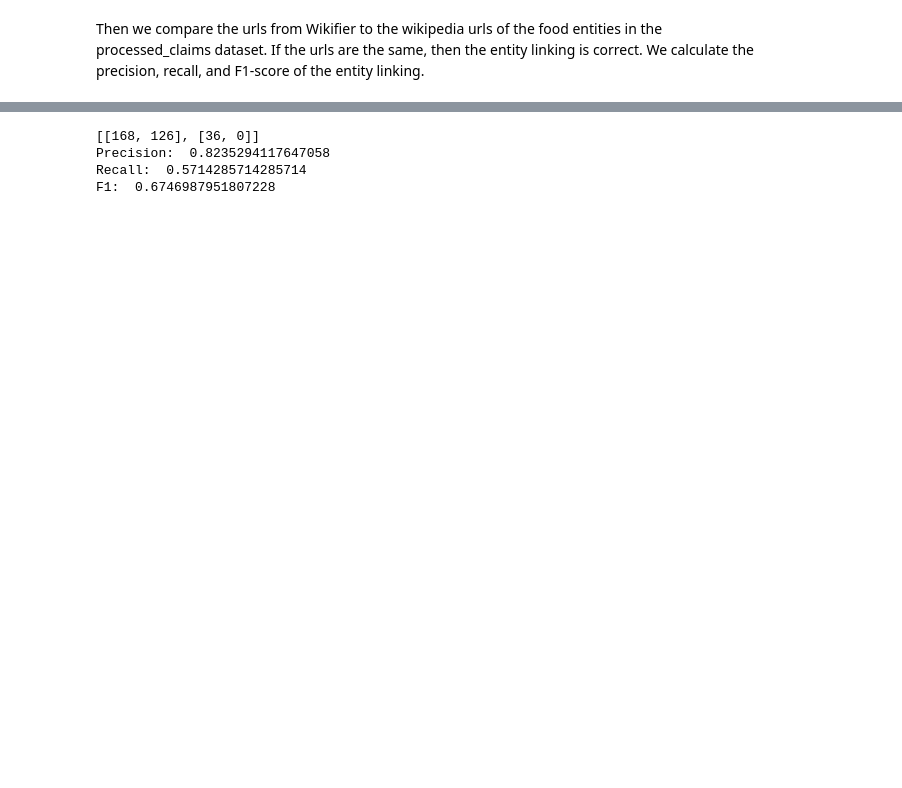
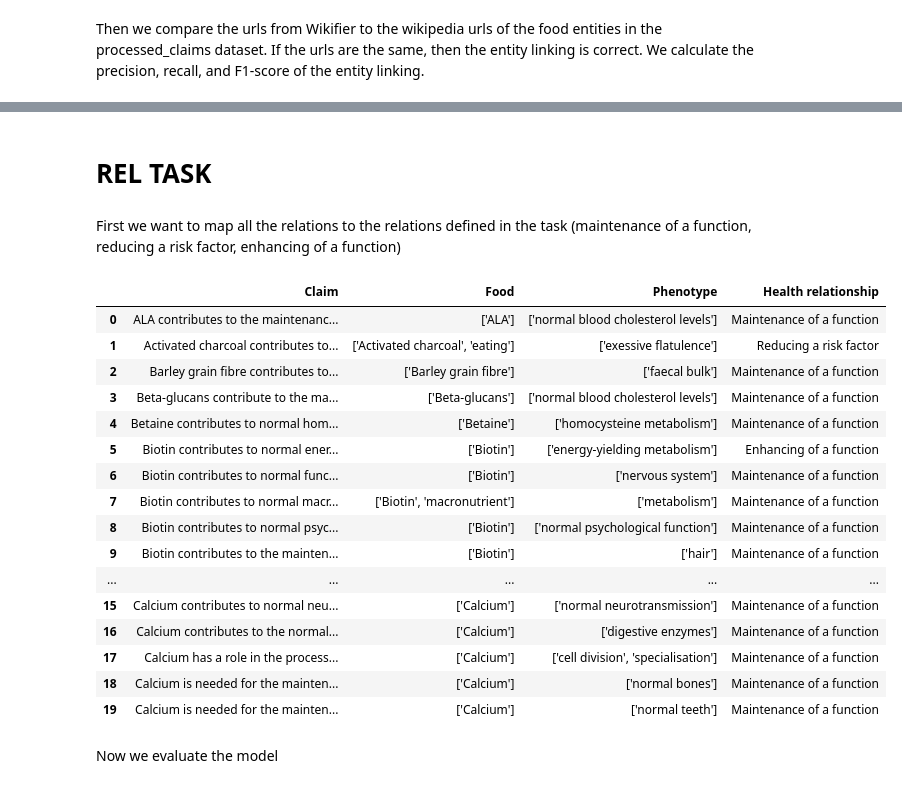
Before and after one commit to IgnacioCadarso/KG_construction_EFSA_HealthClaims, a Jupyter notebook: openaiannotate.ipynb, the cells around one changed output, grey strips where cells are left out. Drawn from its saved outputs; the diff is of its cells as text; code cells hidden in the pictures; blank space fills up the shorter version.

```diff
--- a/openaiannotate.ipynb
+++ b/openaiannotate.ipynb
@@ -259,11 +277,0 @@ def queryDBpedia():
-# %%
-for i in range(len(annotations)):
-    predicted_labels = ast.literal_eval(annotations['Food'][i])
-    for plabel in predicted_labels:
-        for j in range(len(wiki_iris)):
-            if plabel == wiki_iris['predicted_label'][j]:
-                if wiki_iris['isFood'][j] == 0:
-                    predicted_labels.remove(plabel)
-                    annotations['Food'][i] = str(predicted_labels)
-                    break
-annotations.head(100)
@@ -284,35 +278,31 @@ annotations.head(100)
-# %%
-confusion_matrix = [[0,0],[0,0]]
-for i in range(len(df)):
-    true_labels = df['Food'][i]
-    if len(annotations['Food'][i]) == 0:
-        predicted_labels = []
-        confusion_matrix[0][1] += len(true_labels) # add to false negative (unmatched true labels)
-        confusion_matrix[1][0] += len(predicted_labels) # add to false positive (unmatched predicted labels)
-    else:
-        predicted_labels = ast.literal_eval(annotations['Food'][i])
-        for tlabel in true_labels:
-            if not isinstance(tlabel,str):
-                tlabel = str(tlabel)
-            for plabel in predicted_labels:
-                if not isinstance(plabel,str):
-                    plabel = str(plabel)
-                if tlabel in plabel or plabel in tlabel: # if true label is in predicted label or vice versa
-                    confusion_matrix[0][0] += 1 # add to true positive
-                    true_labels.remove(tlabel)
-                    predicted_labels.remove(plabel)
-        confusion_matrix[0][1] += len(true_labels) # add to false negative (unmatched true labels)
-        confusion_matrix[1][0] += len(predicted_labels) # add to false positive (unmatched predicted labels)
-
-precision = confusion_matrix[0][0]/(confusion_matrix[0][0]+confusion_matrix[1][0])
-recall = confusion_matrix[0][0]/(confusion_matrix[0][0]+confusion_matrix[0][1])
-f1 = 2*(precision*recall)/(precision+recall)
-print(confusion_matrix)
-print('Precision: ', precision)
-print('Recall: ', recall)
-print('F1: ',f1)
-# %% [output]
-[[168, 126], [36, 0]]
-Precision:  0.8235294117647058
-Recall:  0.5714285714285714
-F1:  0.6746987951807228
+# %% [markdown]
+# REL TASK
+# %% [markdown]
+First we want to map all the relations to the relations defined in the task (maintenance of a function, reducing a risk factor, enhancing of a function)
+# %%
+health_rel = annotations.copy()
+health_rel.loc[health_rel['Health relationship'].str.contains('maintenance', case=False), 'Health relationship'] = 'Maintenance of a function'
+health_rel.loc[health_rel['Health relationship'].str.contains('contributes', case=False), 'Health relationship'] = 'Maintenance of a function'
+health_rel.loc[health_rel['Health relationship'].str.contains('risk', case=False), 'Health relationship'] = 'Reducing a risk factor'
+health_rel.loc[health_rel['Health relationship'].str.contains('enhancing', case=False), 'Health relationship'] = 'Enhancing of a function'
+health_rel.head(20)
+# %% [output]
+|  | Claim | Food | Phenotype | Health relationship |
+| 0 | ALA contributes to the maintenanc... | ['ALA'] | ['normal blood cholesterol levels'] | Maintenance of a function |
+| 1 | Activated charcoal contributes to... | ['Activated charcoal', 'eating'] | ['exessive flatulence'] | Reducing a risk factor |
+| 2 | Barley grain fibre contributes to... | ['Barley grain fibre'] | ['faecal bulk'] | Maintenance of a function |
+| 3 | Beta-glucans contribute to the ma... | ['Beta-glucans'] | ['normal blood cholesterol levels'] | Maintenance of a function |
+| 4 | Betaine contributes to normal hom... | ['Betaine'] | ['homocysteine metabolism'] | Maintenance of a function |
+| 5 | Biotin contributes to normal ener... | ['Biotin'] | ['energy-yielding metabolism'] | Enhancing of a function |
+| 6 | Biotin contributes to normal func... | ['Biotin'] | ['nervous system'] | Maintenance of a function |
+| 7 | Biotin contributes to normal macr... | ['Biotin', 'macronutrient'] | ['metabolism'] | Maintenance of a function |
+| 8 | Biotin contributes to normal psyc... | ['Biotin'] | ['normal psychological function'] | Maintenance of a function |
+| 9 | Biotin contributes to the mainten... | ['Biotin'] | ['hair'] | Maintenance of a function |
+| ... | ... | ... | ... | ... |
+| 15 | Calcium contributes to normal neu... | ['Calcium'] | ['normal neurotransmission'] | Maintenance of a function |
+| 16 | Calcium contributes to the normal... | ['Calcium'] | ['digestive enzymes'] | Maintenance of a function |
+| 17 | Calcium has a role in the process... | ['Calcium'] | ['cell division', 'specialisation'] | Maintenance of a function |
+| 18 | Calcium is needed for the mainten... | ['Calcium'] | ['normal bones'] | Maintenance of a function |
+| 19 | Calcium is needed for the mainten... | ['Calcium'] | ['normal teeth'] | Maintenance of a function |
+# %% [markdown]
+Now we evaluate the model
```
Also changed, not shown: parts of 27 cells of this notebook, 4 other files.
